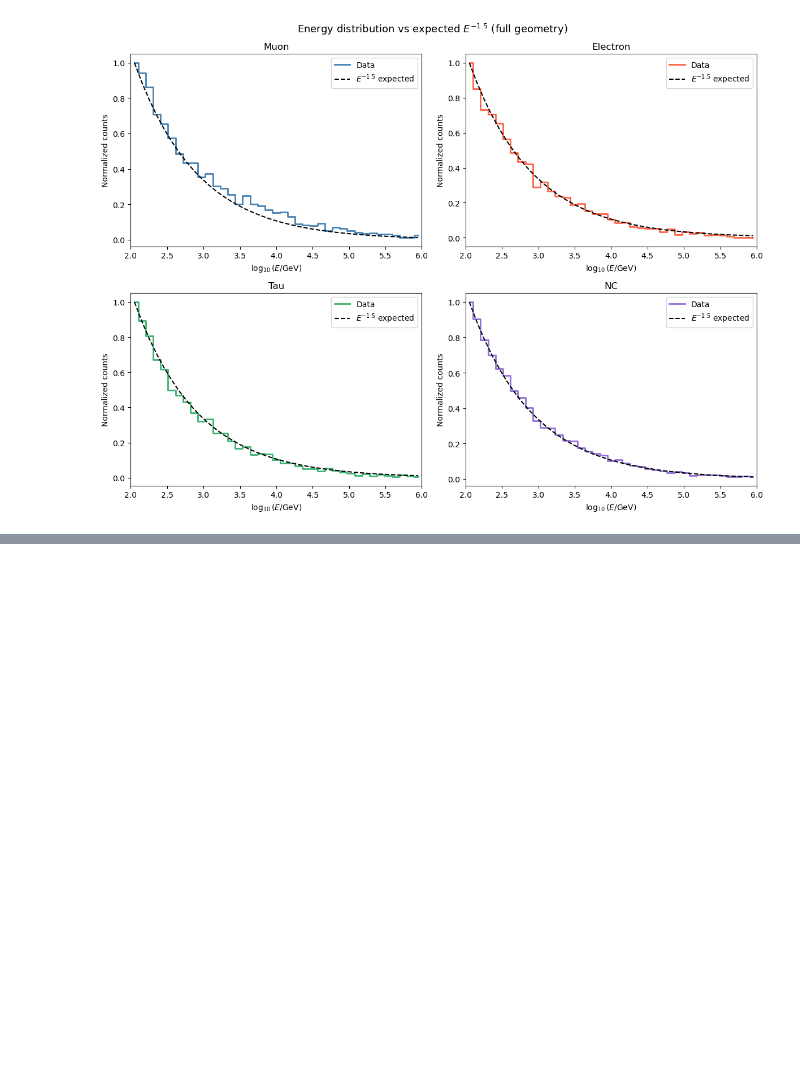
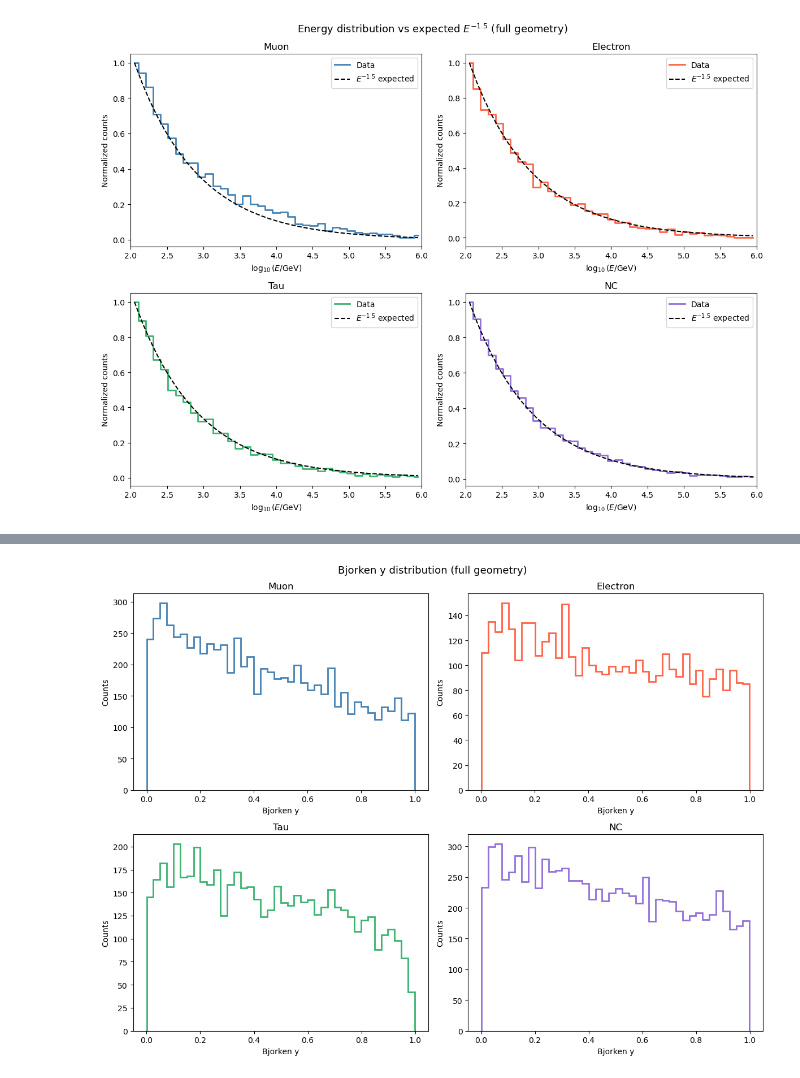
Before and after one commit to kubrabas/Graphnet-Applications, a Jupyter notebook: Playground/Spring2026MC/energy_distribution_exploration.ipynb, the cells around one changed output, grey strips where cells are left out. Cells and saved outputs as stored; diff of their text form; code cells hidden in the pictures; blank space fills up the shorter version.

```diff
--- a/Playground/Spring2026MC/energy_distribution_exploration.ipynb
+++ b/Playground/Spring2026MC/energy_distribution_exploration.ipynb
@@ -99,0 +165,19 @@ plt.show()
+# %%
+# Bjorken Y
+fig, axes = plt.subplots(2, 2, figsize=(12, 9))
+axes = axes.flatten()
+
+for ax, (flavor, d) in zip(axes, event_data.items()):
+    by = d["bjorken_y"]
+    by = by[~np.isnan(by)]
+    ax.hist(by, bins=40, color=colors[flavor], histtype="step", linewidth=2)
+    ax.set_xlabel("Bjorken y")
+    ax.set_ylabel("Counts")
+    ax.set_title(flavor)
+
+plt.suptitle("Bjorken y distribution (full geometry)", fontsize=13)
+plt.tight_layout()
+plt.savefig("bjorken_y_distribution_full_geometry.png", dpi=150)
+plt.show()
+# %% [output]
+[figure, added]
```
Also changed, not shown: parts of 5 cells of this notebook.
